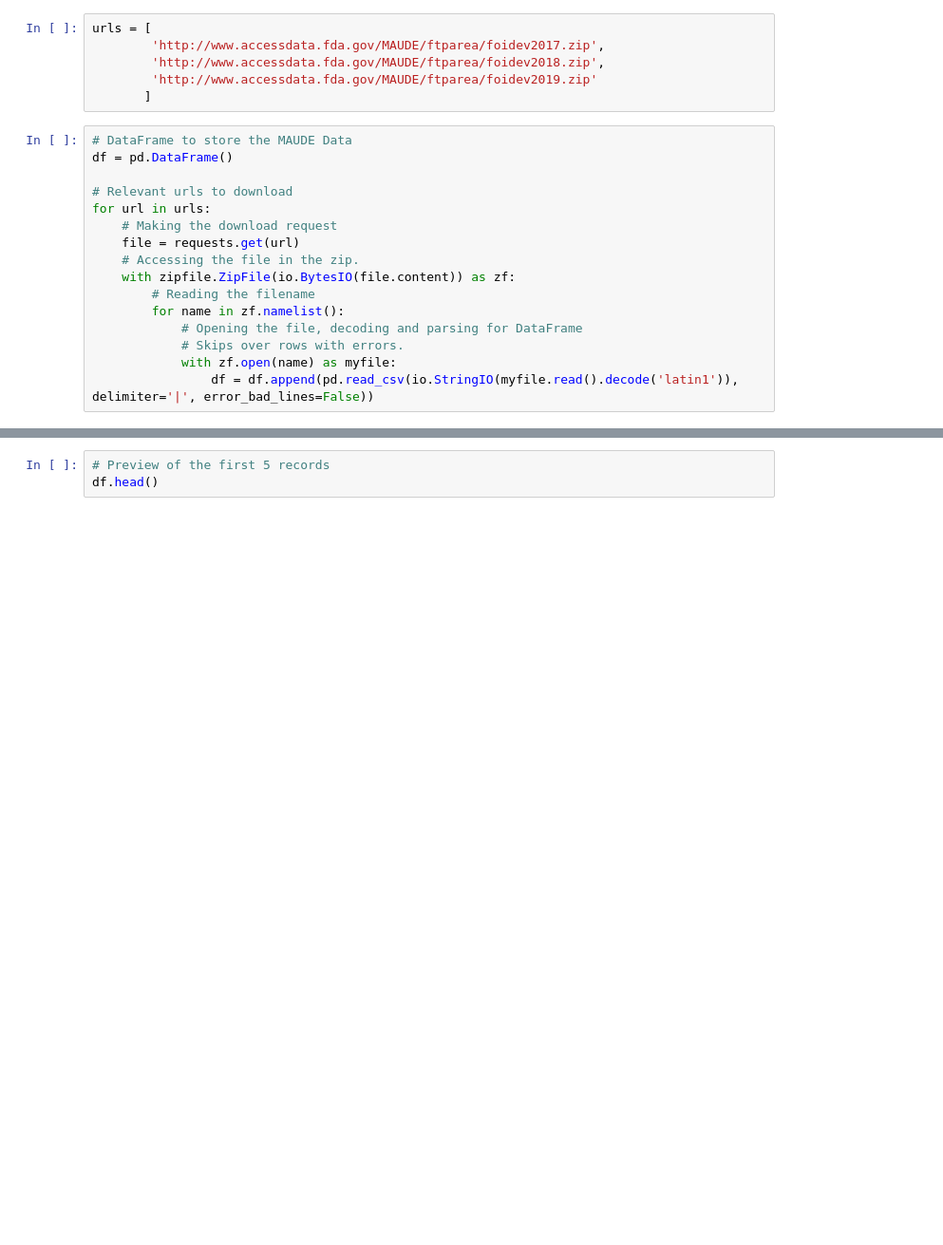
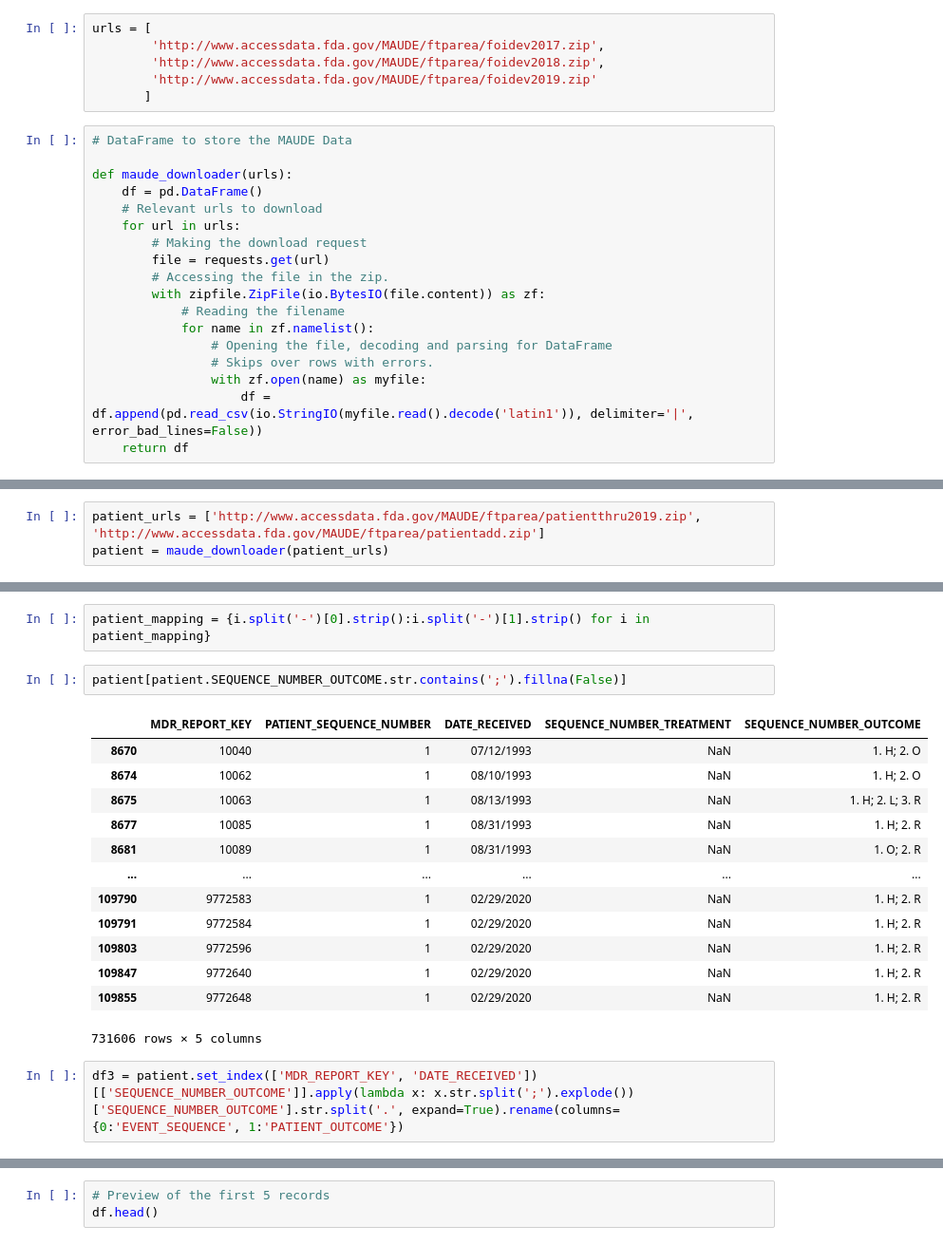
Before and after one commit to datawolf19/MAUDE, a Jupyter notebook: MDR Data.ipynb, the cells around one changed output, grey strips where cells are left out. Shown at 95% size. Saved outputs shown, nothing was run; the diff lists cells and outputs as text; blank space fills up the shorter version.

```diff
--- a/MDR Data.ipynb
+++ b/MDR Data.ipynb
@@ -24,17 +24,19 @@ urls = [
        ]
 # %%
 # DataFrame to store the MAUDE Data
-df = pd.DataFrame()
 
-# Relevant urls to download
-for url in urls:
-    # Making the download request
-    file = requests.get(url)
-    # Accessing the file in the zip.
-    with zipfile.ZipFile(io.BytesIO(file.content)) as zf:
-        # Reading the filename
-        for name in zf.namelist():
-            # Opening the file, decoding and parsing for DataFrame
-            # Skips over rows with errors.
-            with zf.open(name) as myfile:
-                df = df.append(pd.read_csv(io.StringIO(myfile.read().decode('latin1')), delimiter='|', error_bad_lines=False))
+def maude_downloader(urls):
+    df = pd.DataFrame()
+    # Relevant urls to download
+    for url in urls:
+        # Making the download request
+        file = requests.get(url)
+        # Accessing the file in the zip.
+        with zipfile.ZipFile(io.BytesIO(file.content)) as zf:
+            # Reading the filename
+            for name in zf.namelist():
+                # Opening the file, decoding and parsing for DataFrame
+                # Skips over rows with errors.
+                with zf.open(name) as myfile:
+                    df = df.append(pd.read_csv(io.StringIO(myfile.read().decode('latin1')), delimiter='|', error_bad_lines=False))
+    return df
@@ -58,0 +71,3 @@ b'Skipping line 1323079: expected 28 fields, saw 29\n'
+# %%
+patient_urls = ['http://www.accessdata.fda.gov/MAUDE/ftparea/patientthru2019.zip', 'http://www.accessdata.fda.gov/MAUDE/ftparea/patientadd.zip']
+patient = maude_downloader(patient_urls)
@@ -58,0 +98,20 @@ b'Skipping line 1323079: expected 28 fields, saw 29\n'
+# %%
+patient_mapping = {i.split('-')[0].strip():i.split('-')[1].strip() for i in patient_mapping}
+# %%
+patient[patient.SEQUENCE_NUMBER_OUTCOME.str.contains(';').fillna(False)]
+# %% [output]
+|  | MDR_REPORT_KEY | PATIENT_SEQUENCE_NUMBER | DATE_RECEIVED | SEQUENCE_NUMBER_TREATMENT | SEQUENCE_NUMBER_OUTCOME |
+| 8670 | 10040 | 1 | 07/12/1993 | NaN | 1. H; 2. O |
+| 8674 | 10062 | 1 | 08/10/1993 | NaN | 1. H; 2. O |
+| 8675 | 10063 | 1 | 08/13/1993 | NaN | 1. H; 2. L; 3. R |
+| 8677 | 10085 | 1 | 08/31/1993 | NaN | 1. H; 2. R |
+| 8681 | 10089 | 1 | 08/31/1993 | NaN | 1. O; 2. R |
+| ... | ... | ... | ... | ... | ... |
+| 109790 | 9772583 | 1 | 02/29/2020 | NaN | 1. H; 2. R |
+| 109791 | 9772584 | 1 | 02/29/2020 | NaN | 1. H; 2. R |
+| 109803 | 9772596 | 1 | 02/29/2020 | NaN | 1. H; 2. R |
+| 109847 | 9772640 | 1 | 02/29/2020 | NaN | 1. H; 2. R |
+| 109855 | 9772648 | 1 | 02/29/2020 | NaN | 1. H; 2. R |
+731606 rows × 5 columns
+# %%
+df3 = patient.set_index(['MDR_REPORT_KEY', 'DATE_RECEIVED'])[['SEQUENCE_NUMBER_OUTCOME']].apply(lambda x: x.str.split(';').explode())['SEQUENCE_NUMBER_OUTCOME'].str.split('.', expand=True).rename(columns={0:'EVENT_SEQUENCE', 1:'PATIENT_OUTCOME'})
```
Also changed, not shown: parts of 24 cells of this notebook.
